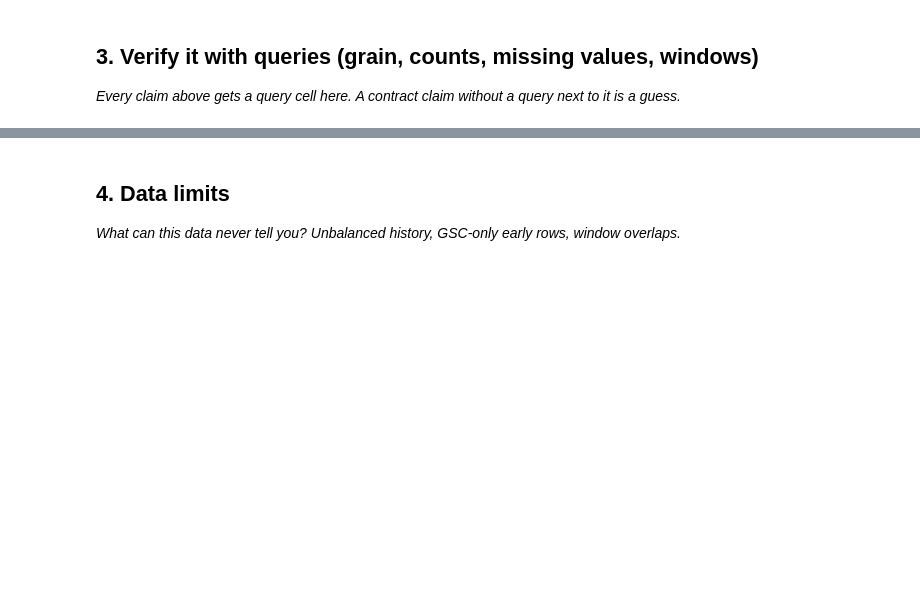
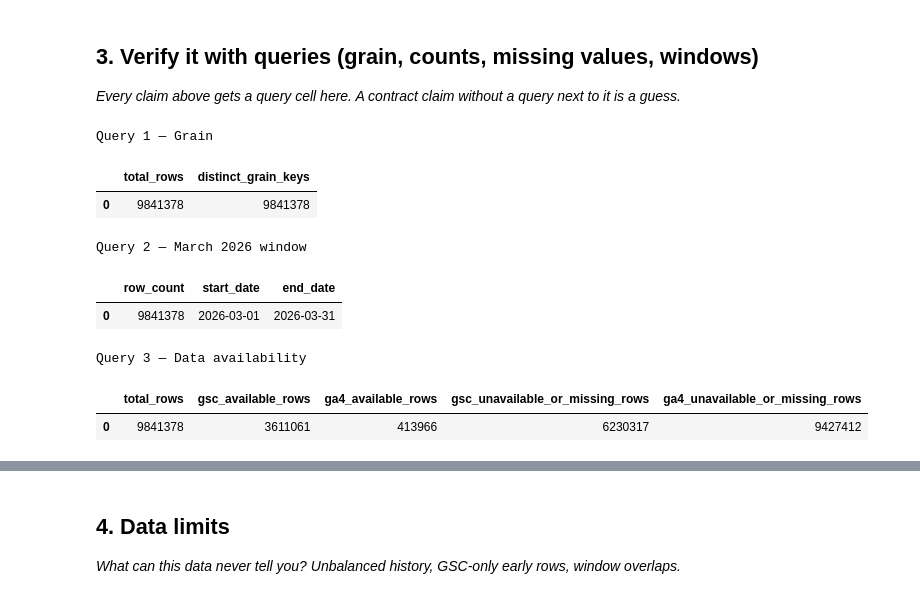
Before and after one commit to Asadnaeem23/flyrank-ml-internship, a Jupyter notebook: work/notebooks/w03_data_contract.ipynb, the cells around one changed output, grey strips where cells are left out. Drawn from its saved outputs; the diff is of its cells as text; code cells hidden in the pictures; blank space fills up the shorter version.

```diff
--- a/work/notebooks/w03_data_contract.ipynb
+++ b/work/notebooks/w03_data_contract.ipynb
@@ -29,0 +174,75 @@ This skeleton is yours to fill. Work the sections **in order** — each one has
+# %%
+# This cell is for CODE (numbers, a query, a check).
+# Write your text answer in the cell ABOVE this one — typing sentences here breaks Run All.
+# Section 3: Verify the data contract for March 2026.
+# Query 1 verifies the grain.
+# Query 2 verifies the row count and date window.
+# Query 3 verifies data availability and missingness.
+
+march_path = f"{rel}/fact_content_daily_performance/**/*.parquet"
+
+# Query 1: Grain
+grain_check = con.sql(f"""
+    SELECT
+        COUNT(*) AS total_rows,
+        COUNT(DISTINCT report_date || '|' || client_hash_id || '|' || content_hash_id)
+            AS distinct_grain_keys
+    FROM read_parquet(
+        '{march_path}',
+        hive_partitioning=true
+    )
+    WHERE month = '2026-03'
+""").df()
+
+print("Query 1 — Grain")
+display(grain_check)
+
+
+# Query 2: Row count and date window
+window_check = con.sql(f"""
+    SELECT
+        COUNT(*) AS row_count,
+        MIN(report_date) AS start_date,
+        MAX(report_date) AS end_date
+    FROM read_parquet(
+        '{march_path}',
+        hive_partitioning=true
+    )
+    WHERE month = '2026-03'
+""").df()
+
+print("Query 2 — March 2026 window")
+display(window_check)
+
+
+# Query 3: Data availability
+availability_check = con.sql(f"""
+    SELECT
+        COUNT(*) AS total_rows,
+        COUNT(*) FILTER (WHERE gsc_data_available IS TRUE)
+            AS gsc_available_rows,
+        COUNT(*) FILTER (WHERE ga4_data_available IS TRUE)
+            AS ga4_available_rows,
+        COUNT(*) FILTER (WHERE gsc_data_available IS NOT TRUE)
+            AS gsc_unavailable_or_missing_rows,
+        COUNT(*) FILTER (WHERE ga4_data_available IS NOT TRUE)
+            AS ga4_unavailable_or_missing_rows
+    FROM read_parquet(
+        '{march_path}',
+        hive_partitioning=true
+    )
+    WHERE month = '2026-03'
+""").df()
+
+print("Query 3 — Data availability")
+display(availability_check)
+# %% [output]
+Query 1 — Grain
+|  | total_rows | distinct_grain_keys |
+| 0 | 9841378 | 9841378 |
+Query 2 — March 2026 window
+|  | row_count | start_date | end_date |
+| 0 | 9841378 | 2026-03-01 | 2026-03-31 |
+Query 3 — Data availability
+|  | total_rows | gsc_available_rows | ga4_available_rows | gsc_unavailable_or_missing_rows | ga4_unavailable_or_missing_rows |
+| 0 | 9841378 | 3611061 | 413966 | 6230317 | 9427412 |
```
Also changed, not shown: parts of 10 cells of this notebook.
